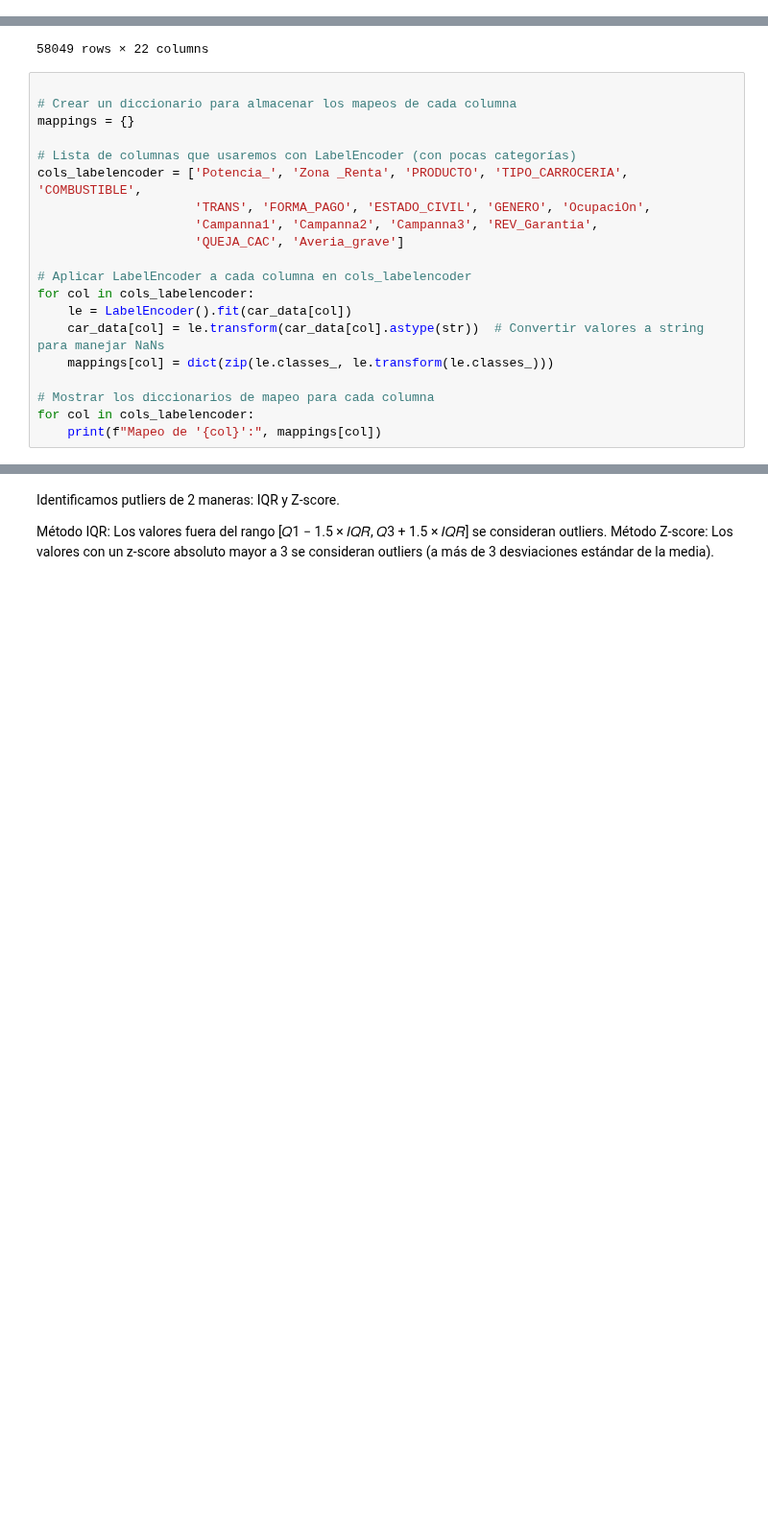
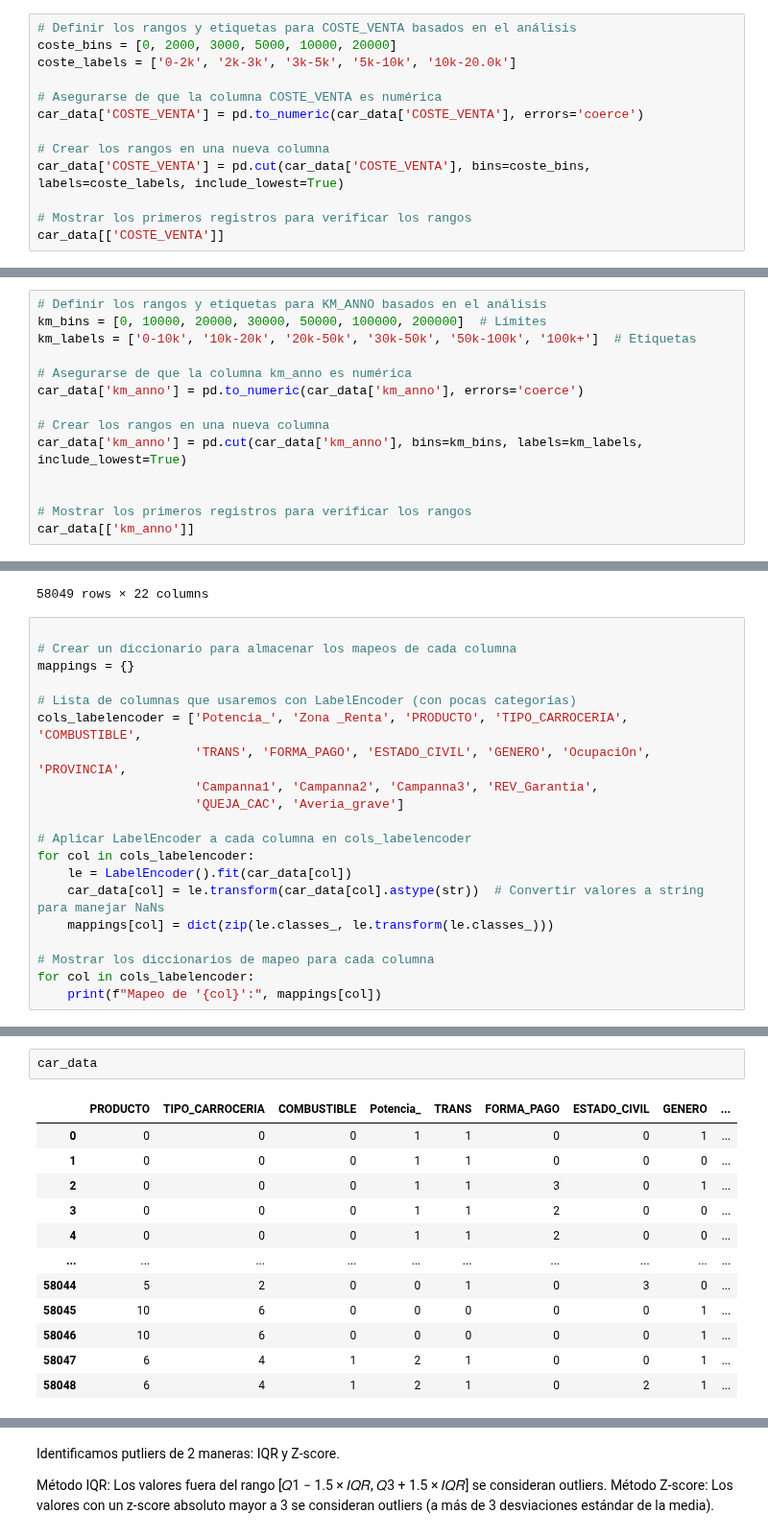
Before and after one commit to lauralardies/caso_practico_1, a Jupyter notebook: Caso Práctico/analisis/limpieza.ipynb, the cells around one changed output, grey strips where cells are left out. Shown at 96% size. Drawn from its saved outputs; the diff is of its cells as text; blank space fills up the shorter version.

Commit message:
rangos para algunas variables numericas

```diff
--- a/Caso Práctico/analisis/limpieza.ipynb
+++ b/Caso Práctico/analisis/limpieza.ipynb
@@ -227,0 +228,13 @@ Parece que la mayoría de los coches tienen un kilometraje anual entre 0 y algo
+# %%
+# Definir los rangos y etiquetas para COSTE_VENTA basados en el análisis
+coste_bins = [0, 2000, 3000, 5000, 10000, 20000]
+coste_labels = ['0-2k', '2k-3k', '3k-5k', '5k-10k', '10k-20.0k']
+
+# Asegurarse de que la columna COSTE_VENTA es numérica
+car_data['COSTE_VENTA'] = pd.to_numeric(car_data['COSTE_VENTA'], errors='coerce')
+
+# Crear los rangos en una nueva columna
+car_data['COSTE_VENTA'] = pd.cut(car_data['COSTE_VENTA'], bins=coste_bins, labels=coste_labels, include_lowest=True)
+
+# Mostrar los primeros registros para verificar los rangos
+car_data[['COSTE_VENTA']]
@@ -227,0 +268,14 @@ Parece que la mayoría de los coches tienen un kilometraje anual entre 0 y algo
+# %%
+# Definir los rangos y etiquetas para KM_ANNO basados en el análisis
+km_bins = [0, 10000, 20000, 30000, 50000, 100000, 200000]  # Límites
+km_labels = ['0-10k', '10k-20k', '20k-50k', '30k-50k', '50k-100k', '100k+']  # Etiquetas
+
+# Asegurarse de que la columna km_anno es numérica
+car_data['km_anno'] = pd.to_numeric(car_data['km_anno'], errors='coerce')
+
+# Crear los rangos en una nueva columna
+car_data['km_anno'] = pd.cut(car_data['km_anno'], bins=km_bins, labels=km_labels, include_lowest=True)
+
+
+# Mostrar los primeros registros para verificar los rangos
+car_data[['km_anno']]
@@ -281,7 +363,7 @@ mappings = {}
 
 # Lista de columnas que usaremos con LabelEncoder (con pocas categorías)
 cols_labelencoder = ['Potencia_', 'Zona _Renta', 'PRODUCTO', 'TIPO_CARROCERIA', 'COMBUSTIBLE',
-                     'TRANS', 'FORMA_PAGO', 'ESTADO_CIVIL', 'GENERO', 'OcupaciOn',
+                     'TRANS', 'FORMA_PAGO', 'ESTADO_CIVIL', 'GENERO', 'OcupaciOn', 'PROVINCIA',
                      'Campanna1', 'Campanna2', 'Campanna3', 'REV_Garantia',
                      'QUEJA_CAC', 'Averia_grave']
 
@@ -311,3 +394,18 @@ Mapeo de 'Campanna3': {'NO': 0, 'SI': 1}
 Mapeo de 'REV_Garantia': {'NO DATA': 0, 'SI': 1}
 Mapeo de 'QUEJA_CAC': {'NO': 0, 'SI': 1}
 Mapeo de 'Averia_grave': {'Averia grave': 0, 'Averia leve': 1, 'Averia muy grave': 2, 'No': 3}
+# %%
+car_data
+# %% [output]
+|  | PRODUCTO | TIPO_CARROCERIA | COMBUSTIBLE | Potencia_ | TRANS | FORMA_PAGO | ESTADO_CIVIL | GENERO | ... |
+| 0 | 0 | 0 | 0 | 1 | 1 | 0 | 0 | 1 | ... |
+| 1 | 0 | 0 | 0 | 1 | 1 | 0 | 0 | 0 | ... |
+| 2 | 0 | 0 | 0 | 1 | 1 | 3 | 0 | 1 | ... |
+| 3 | 0 | 0 | 0 | 1 | 1 | 2 | 0 | 0 | ... |
+| 4 | 0 | 0 | 0 | 1 | 1 | 2 | 0 | 0 | ... |
+| ... | ... | ... | ... | ... | ... | ... | ... | ... | ... |
+| 58044 | 5 | 2 | 0 | 0 | 1 | 0 | 3 | 0 | ... |
+| 58045 | 10 | 6 | 0 | 0 | 0 | 0 | 0 | 1 | ... |
+| 58046 | 10 | 6 | 0 | 0 | 0 | 0 | 0 | 1 | ... |
+| 58047 | 6 | 4 | 1 | 2 | 1 | 0 | 0 | 1 | ... |
+| 58048 | 6 | 4 | 1 | 2 | 1 | 0 | 2 | 1 | ... |
```
Also changed, not shown: parts of 12 cells of this notebook.
